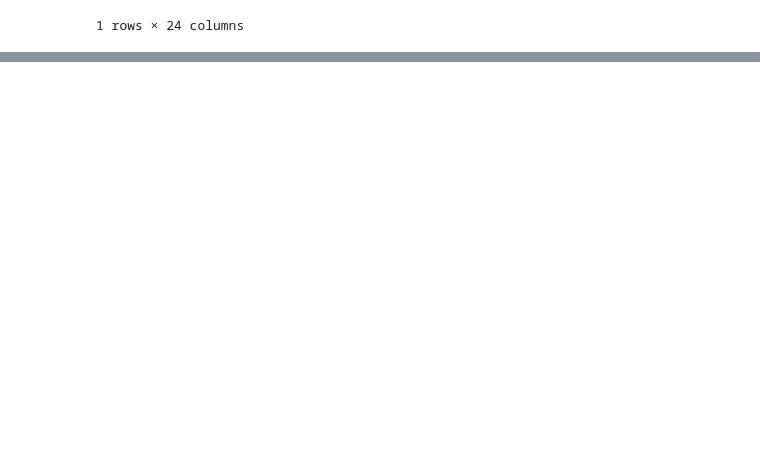
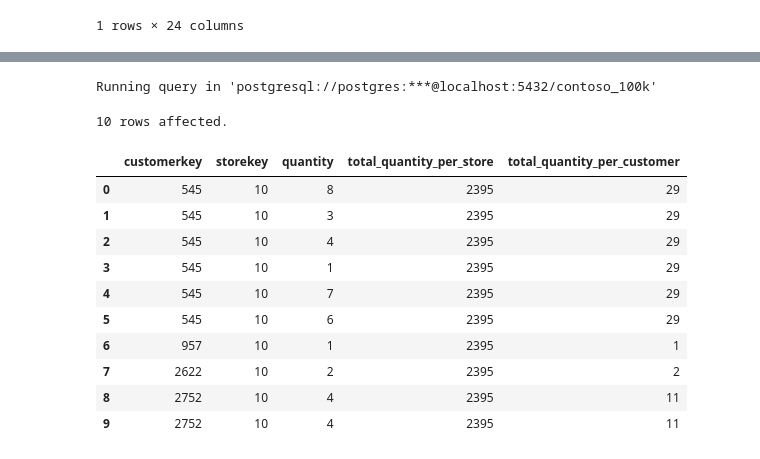
Before and after one commit to Du6eniuk/Du6eniuk, a Jupyter notebook: 0_Intro/2_Colab_Notebooks.ipynb, the cells around one changed output, grey strips where cells are left out. Saved outputs shown, nothing was run; the diff lists cells and outputs as text; code cells hidden in the pictures; blank space fills up the shorter version.

```diff
--- a/0_Intro/2_Colab_Notebooks.ipynb
+++ b/0_Intro/2_Colab_Notebooks.ipynb
@@ -991,0 +994,22 @@ Running query in 'postgresql://postgres:***@localhost:5432/contoso_100k'
+# %%
+%%sql
+SELECT customerkey, storekey, quantity,
+SUM(quantity) OVER(PARTITION BY storekey) AS total_quantity_per_store,
+SUM(quantity) OVER(PARTITION BY customerkey, storekey) AS total_quantity_per_customer
+FROM sales
+ORDER BY 2, 1
+LIMIT 10
+# %% [output]
+Running query in 'postgresql://postgres:***@localhost:5432/contoso_100k'
+10 rows affected.
+|  | customerkey | storekey | quantity | total_quantity_per_store | total_quantity_per_customer |
+| 0 | 545 | 10 | 8 | 2395 | 29 |
+| 1 | 545 | 10 | 3 | 2395 | 29 |
+| 2 | 545 | 10 | 4 | 2395 | 29 |
+| 3 | 545 | 10 | 1 | 2395 | 29 |
+| 4 | 545 | 10 | 7 | 2395 | 29 |
+| 5 | 545 | 10 | 6 | 2395 | 29 |
+| 6 | 957 | 10 | 1 | 2395 | 1 |
+| 7 | 2622 | 10 | 2 | 2395 | 2 |
+| 8 | 2752 | 10 | 4 | 2395 | 11 |
+| 9 | 2752 | 10 | 4 | 2395 | 11 |
```
Also changed, not shown: parts of 8 cells of this notebook.
